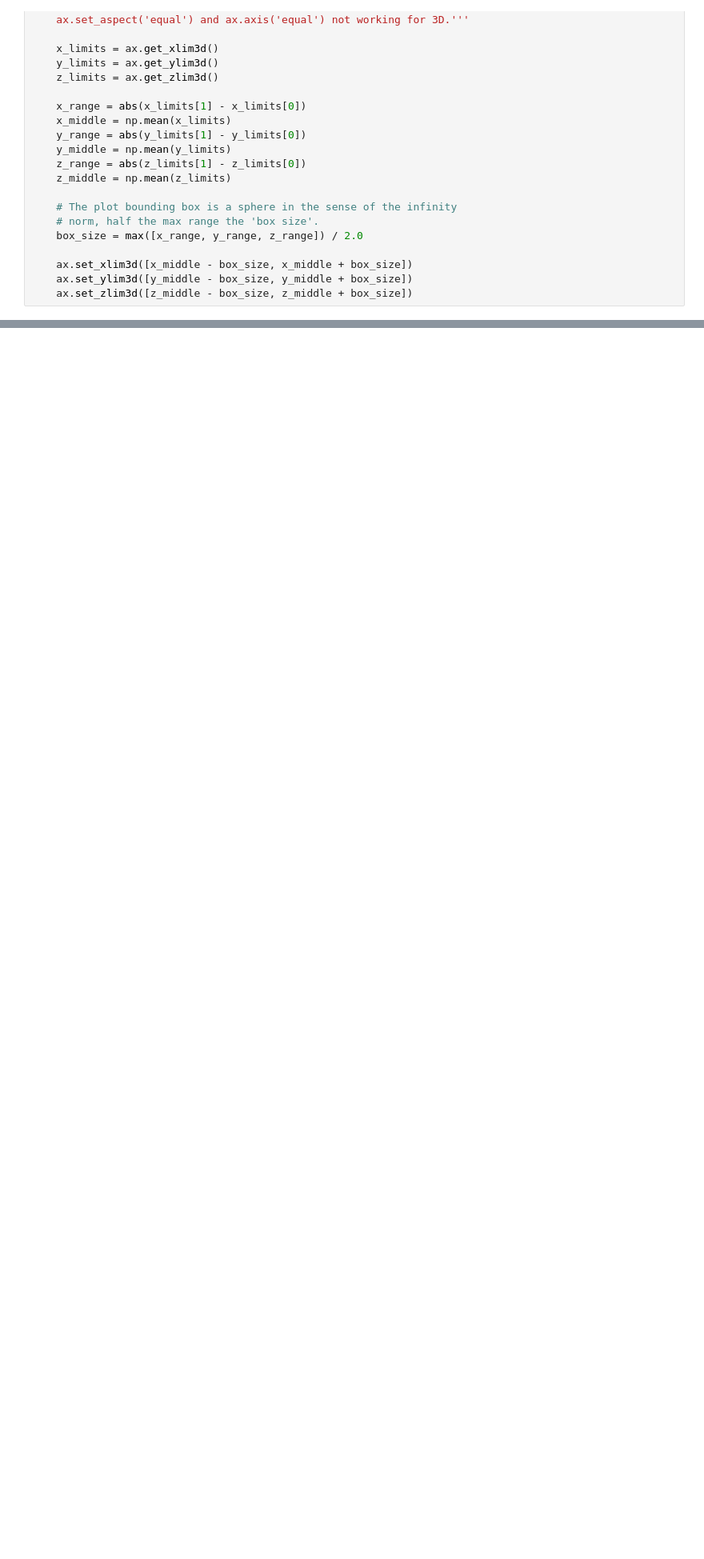
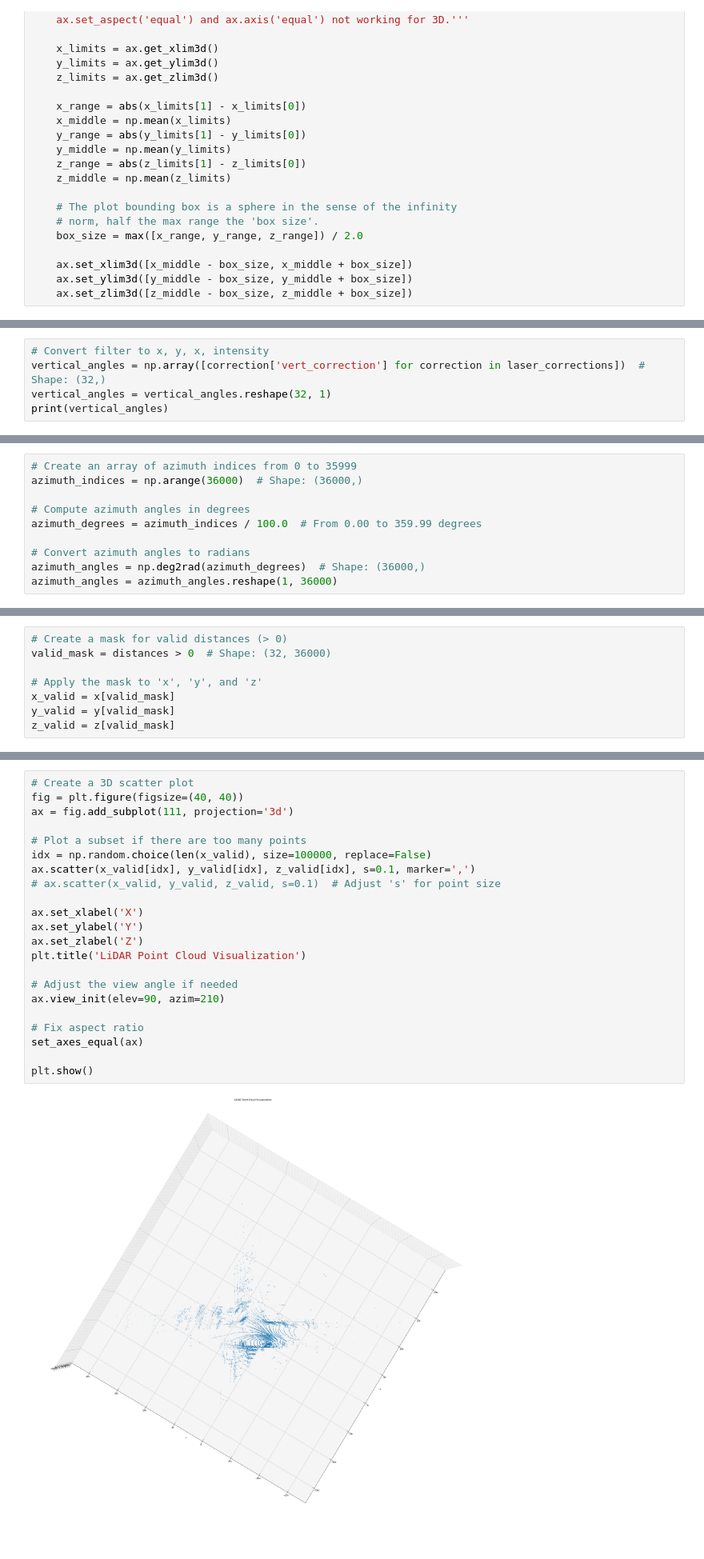
Before and after one commit to CalTransProject/3D-Vehicle-Detection-PointPillars, a Jupyter notebook: server_scripts/filter_time_tests_pcap.ipynb, the cells around one changed output, grey strips where cells are left out. Shown at 80% size. Drawn from its saved outputs; the diff is of its cells as text; blank space fills up the shorter version.

```diff
--- a/server_scripts/filter_time_tests_pcap.ipynb
+++ b/server_scripts/filter_time_tests_pcap.ipynb
@@ -404,0 +614,5 @@ plt.show()
+# %%
+# Convert filter to x, y, x, intensity
+vertical_angles = np.array([correction['vert_correction'] for correction in laser_corrections])  # Shape: (32,)
+vertical_angles = vertical_angles.reshape(32, 1)
+print(vertical_angles)
@@ -404,0 +637,10 @@ plt.show()
+# %%
+# Create an array of azimuth indices from 0 to 35999
+azimuth_indices = np.arange(36000)  # Shape: (36000,)
+
+# Compute azimuth angles in degrees
+azimuth_degrees = azimuth_indices / 100.0  # From 0.00 to 359.99 degrees
+
+# Convert azimuth angles to radians
+azimuth_angles = np.deg2rad(azimuth_degrees)  # Shape: (36000,)
+azimuth_angles = azimuth_angles.reshape(1, 36000)
@@ -404,0 +667,8 @@ plt.show()
+# %%
+# Create a mask for valid distances (> 0)
+valid_mask = distances > 0  # Shape: (32, 36000)
+
+# Apply the mask to 'x', 'y', and 'z'
+x_valid = x[valid_mask]
+y_valid = y[valid_mask]
+z_valid = z[valid_mask]
@@ -404,0 +678,24 @@ plt.show()
+# %%
+# Create a 3D scatter plot
+fig = plt.figure(figsize=(40, 40))
+ax = fig.add_subplot(111, projection='3d')
+
+# Plot a subset if there are too many points
+idx = np.random.choice(len(x_valid), size=100000, replace=False)
+ax.scatter(x_valid[idx], y_valid[idx], z_valid[idx], s=0.1, marker=',')
+# ax.scatter(x_valid, y_valid, z_valid, s=0.1)  # Adjust 's' for point size
+
+ax.set_xlabel('X')
+ax.set_ylabel('Y')
+ax.set_zlabel('Z')
+plt.title('LiDAR Point Cloud Visualization')
+
+# Adjust the view angle if needed
+ax.view_init(elev=90, azim=210)
+
+# Fix aspect ratio
+set_axes_equal(ax)
+
+plt.show()
+# %% [output]
+[figure, added]
```
Also changed, not shown: parts of 67 cells of this notebook, 3 other files.
